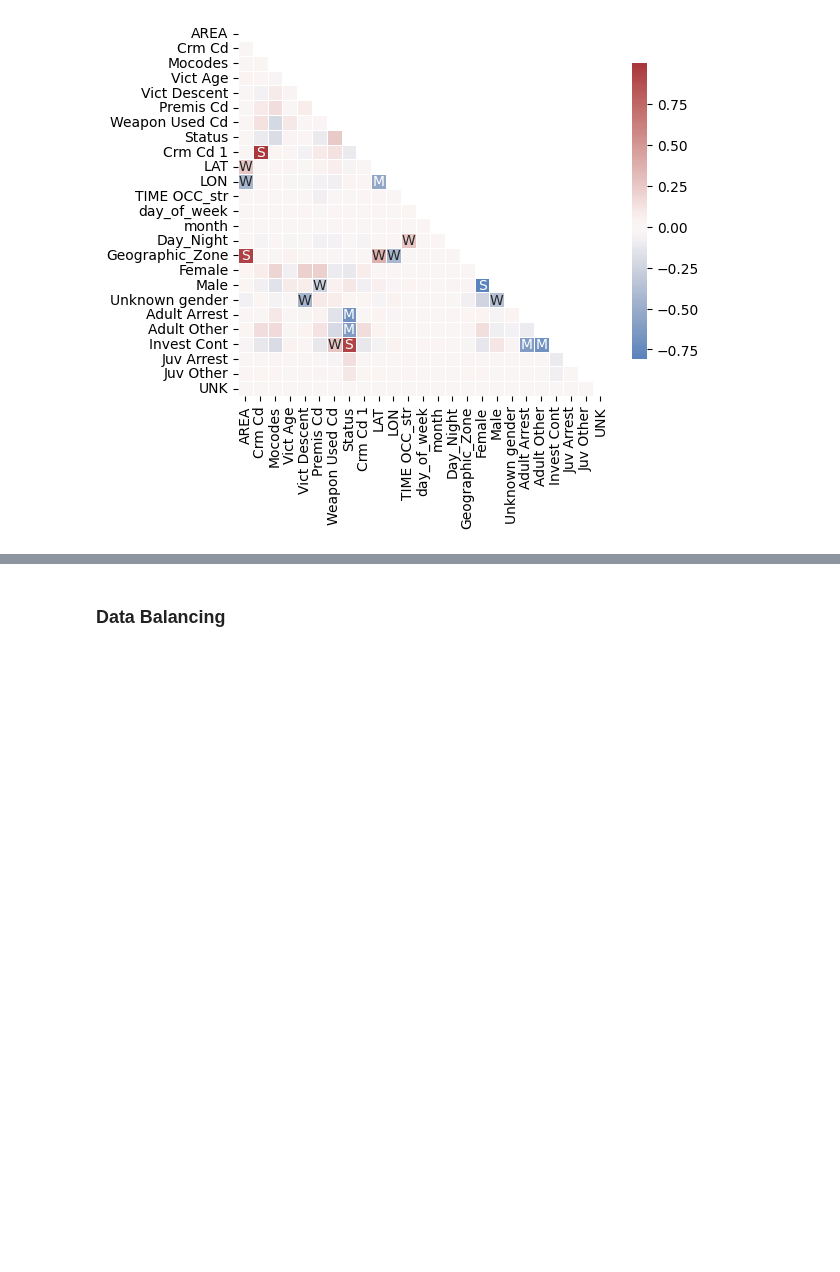
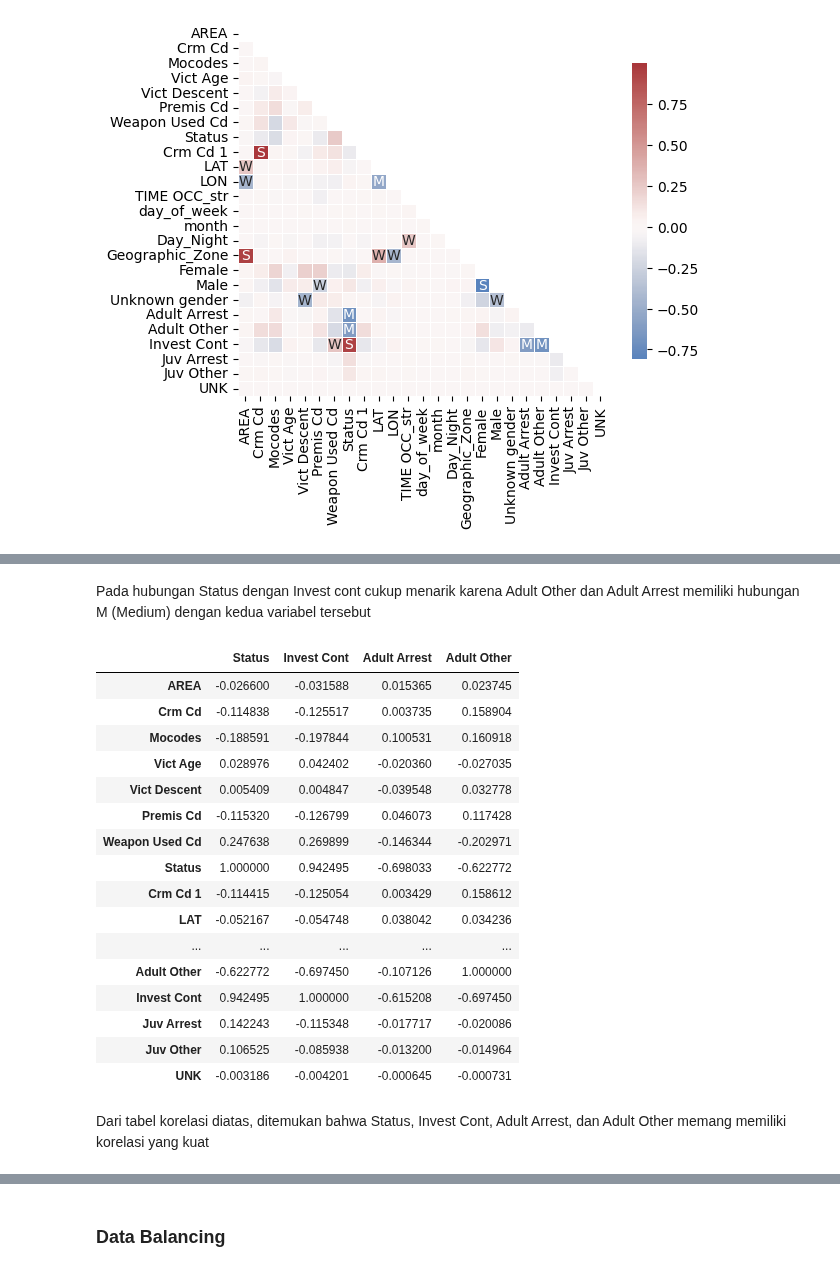
Before and after one commit to jasmrntha/tgp1-pap-c, a Jupyter notebook: tgp2-klasifikasi.ipynb, the cells around one changed output, grey strips where cells are left out. Drawn from its saved outputs; the diff is of its cells as text; code cells hidden in the pictures; blank space fills up the shorter version.

```diff
--- a/tgp2-klasifikasi.ipynb
+++ b/tgp2-klasifikasi.ipynb
@@ -515,0 +526,25 @@ sns.heatmap(corr,
+# %% [markdown]
+Pada hubungan Status dengan Invest cont cukup menarik karena Adult Other dan Adult Arrest memiliki hubungan M (Medium) dengan kedua variabel tersebut
+# %%
+corr[['Status','Invest Cont','Adult Arrest','Adult Other']]
+# %% [output]
+|  | Status | Invest Cont | Adult Arrest | Adult Other |
+| AREA | -0.026600 | -0.031588 | 0.015365 | 0.023745 |
+| Crm Cd | -0.114838 | -0.125517 | 0.003735 | 0.158904 |
+| Mocodes | -0.188591 | -0.197844 | 0.100531 | 0.160918 |
+| Vict Age | 0.028976 | 0.042402 | -0.020360 | -0.027035 |
+| Vict Descent | 0.005409 | 0.004847 | -0.039548 | 0.032778 |
+| Premis Cd | -0.115320 | -0.126799 | 0.046073 | 0.117428 |
+| Weapon Used Cd | 0.247638 | 0.269899 | -0.146344 | -0.202971 |
+| Status | 1.000000 | 0.942495 | -0.698033 | -0.622772 |
+| Crm Cd 1 | -0.114415 | -0.125054 | 0.003429 | 0.158612 |
+| LAT | -0.052167 | -0.054748 | 0.038042 | 0.034236 |
+| ... | ... | ... | ... | ... |
+| Adult Other | -0.622772 | -0.697450 | -0.107126 | 1.000000 |
+| Invest Cont | 0.942495 | 1.000000 | -0.615208 | -0.697450 |
+| Juv Arrest | 0.142243 | -0.115348 | -0.017717 | -0.020086 |
+| Juv Other | 0.106525 | -0.085938 | -0.013200 | -0.014964 |
+| UNK | -0.003186 | -0.004201 | -0.000645 | -0.000731 |
+# %% [markdown]
+Dari tabel korelasi diatas, ditemukan bahwa Status, Invest Cont, Adult Arrest, dan Adult Other memang memiliki korelasi
+yang kuat
```
Also changed, not shown: parts of 5 cells of this notebook.
